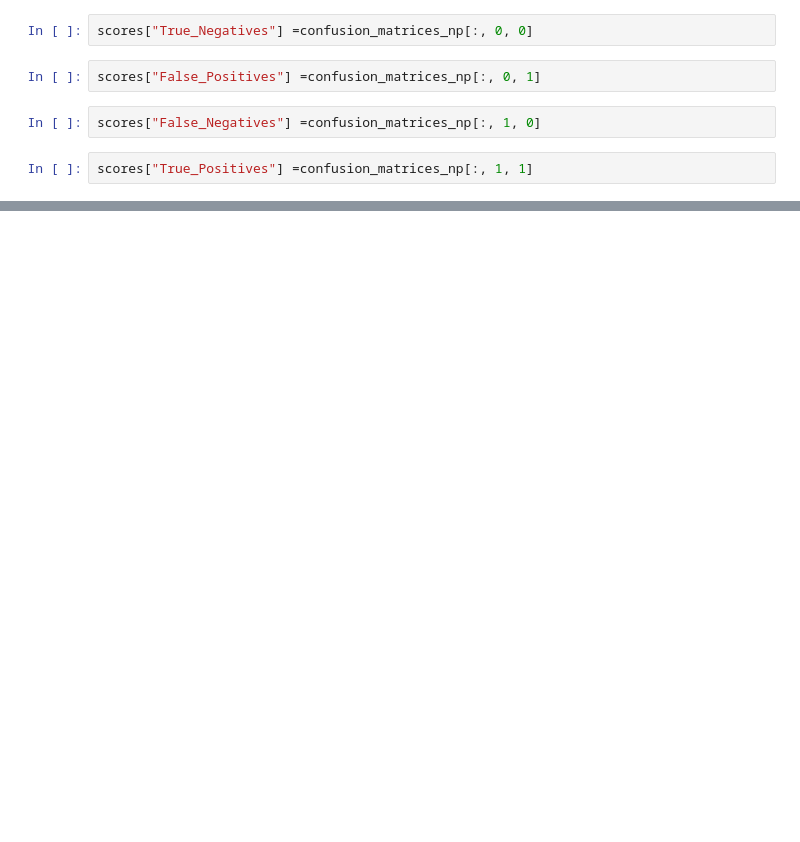
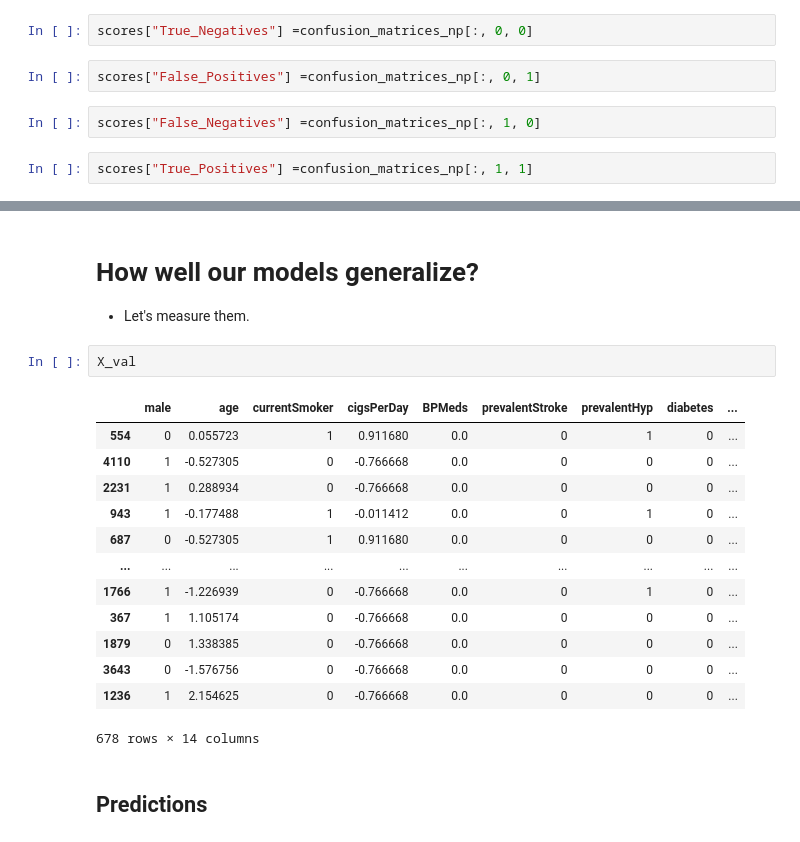
Before and after one commit to JesusNoelValMo/Machine_Learning_Book, a Jupyter notebook: Projects/Logistic_reg_prediction_heart_disease/Logistic_reg_heart_disease.ipynb, the cells around one changed output, grey strips where cells are left out. Drawn from its saved outputs; the diff is of its cells as text; blank space fills up the shorter version.

Commit message:
Validating and measuring models

```diff
--- a/Projects/Logistic_reg_prediction_heart_disease/Logistic_reg_heart_disease.ipynb
+++ b/Projects/Logistic_reg_prediction_heart_disease/Logistic_reg_heart_disease.ipynb
@@ -1006,0 +962,21 @@ sns.barplot(x="Model", y="False_Negatives", data=scores)
+# %% [markdown]
+# How well our models generalize?
+* Let's measure them.
+# %%
+X_val
+# %% [output]
+|  | male | age | currentSmoker | cigsPerDay | BPMeds | prevalentStroke | prevalentHyp | diabetes | ... |
+| 554 | 0 | 0.055723 | 1 | 0.911680 | 0.0 | 0 | 1 | 0 | ... |
+| 4110 | 1 | -0.527305 | 0 | -0.766668 | 0.0 | 0 | 0 | 0 | ... |
+| 2231 | 1 | 0.288934 | 0 | -0.766668 | 0.0 | 0 | 0 | 0 | ... |
+| 943 | 1 | -0.177488 | 1 | -0.011412 | 0.0 | 0 | 1 | 0 | ... |
+| 687 | 0 | -0.527305 | 1 | 0.911680 | 0.0 | 0 | 0 | 0 | ... |
+| ... | ... | ... | ... | ... | ... | ... | ... | ... | ... |
+| 1766 | 1 | -1.226939 | 0 | -0.766668 | 0.0 | 0 | 1 | 0 | ... |
+| 367 | 1 | 1.105174 | 0 | -0.766668 | 0.0 | 0 | 0 | 0 | ... |
+| 1879 | 0 | 1.338385 | 0 | -0.766668 | 0.0 | 0 | 0 | 0 | ... |
+| 3643 | 0 | -1.576756 | 0 | -0.766668 | 0.0 | 0 | 0 | 0 | ... |
+| 1236 | 1 | 2.154625 | 0 | -0.766668 | 0.0 | 0 | 0 | 0 | ... |
+678 rows × 14 columns
+# %% [markdown]
+## Predictions
```
Also changed, not shown: parts of 42 cells of this notebook.
